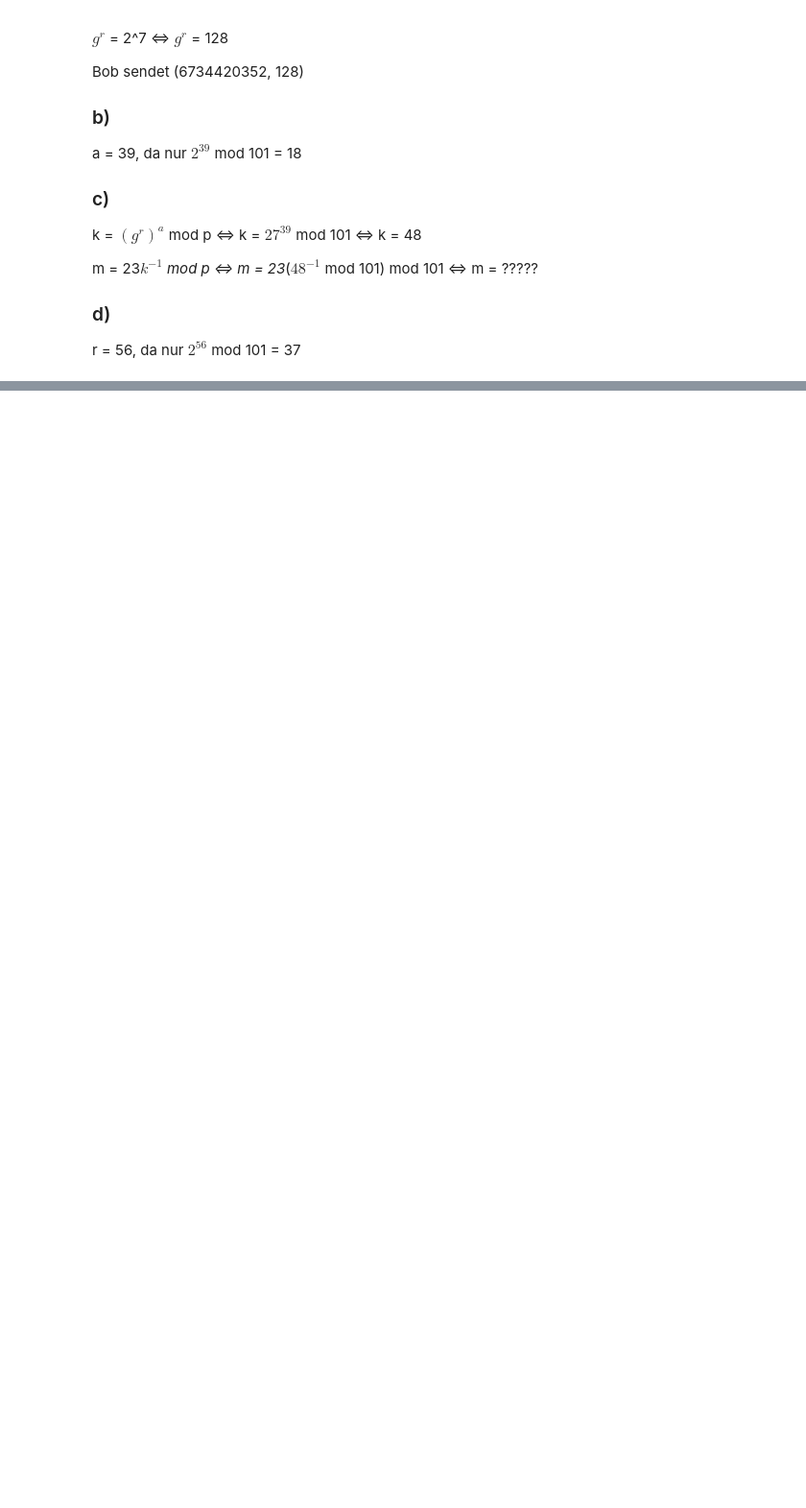
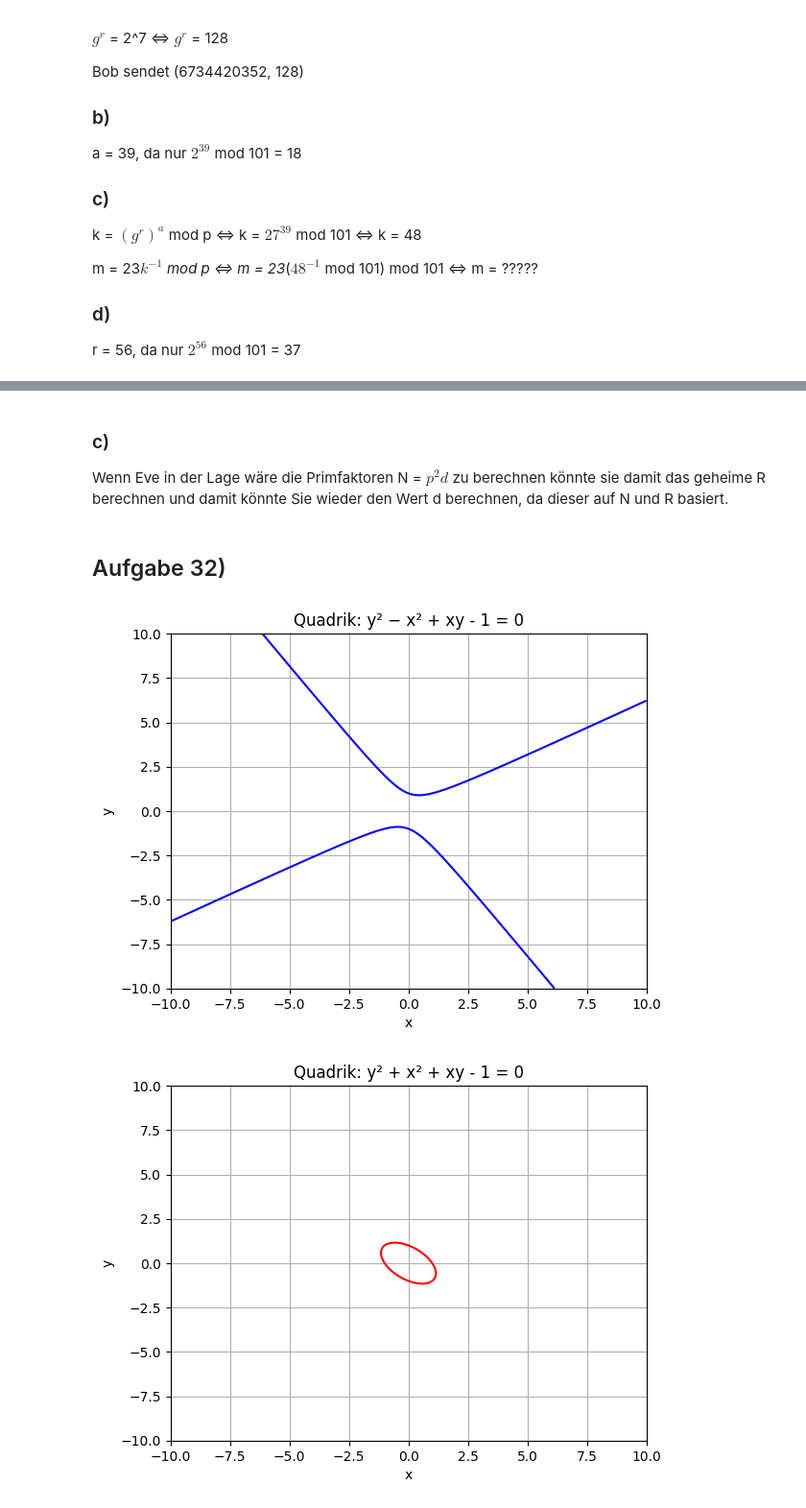
Before and after one commit to d3nnis2001/Kryptographie, a Jupyter notebook: 8/fruehlemann_dschielke_b8.ipynb, the cells around one changed output, grey strips where cells are left out. Shown: that part at 96% size. Cells and saved outputs as stored; diff of their text form; code cells hidden in the pictures; blank space fills up the shorter version.

Commit message:
blatt 8 aufgabe 31 und 32

```diff
--- a/8/fruehlemann_dschielke_b8.ipynb
+++ b/8/fruehlemann_dschielke_b8.ipynb
@@ -33,0 +126,60 @@ r = 56, da nur $2^{56}$ mod 101 = 37
+# %% [markdown]
+### c)
+
+Wenn Eve in der Lage wäre die Primfaktoren N = $p^2d$ zu berechnen könnte sie damit das geheime R berechnen und damit könnte Sie wieder den Wert d berechnen, da dieser auf N und R basiert.
+# %% [markdown]
+## Aufgabe 32)
+# %%
+import numpy as np
+import matplotlib.pyplot as plt
+
+x = np.linspace(-10, 10, 400)
+y = np.linspace(-10, 10, 400)
+X, Y = np.meshgrid(x, y)
+Z = 1*Y**2 - 1*X**2 + X*Y -1
+
+plt.contour(X, Y, Z, levels=[0], colors='blue')
+plt.xlabel('x')
+plt.ylabel('y')
+plt.title('Quadrik: y² − x² + xy - 1 = 0')
+plt.grid(True)
+plt.show()
+
+x = np.linspace(-10, 10, 400)
+y = np.linspace(-10, 10, 400)
+X, Y = np.meshgrid(x, y)
+Z = 1*Y**2 + 1*X**2 + X*Y - 1
+
+plt.contour(X, Y, Z, levels=[0], colors='red')
+plt.xlabel('x')
+plt.ylabel('y')
+plt.title('Quadrik: y² + x² + xy - 1 = 0')
+plt.grid(True)
+plt.show()
+
+x = np.linspace(-10, 10, 400)
+y = np.linspace(-10, 10, 400)
+X, Y = np.meshgrid(x, y)
+Z = Y**2 - X**2 + X*Y
+
+plt.contour(X, Y, Z, levels=[0], colors='green')
+plt.xlabel('x')
+plt.ylabel('y')
+plt.title('Quadrik: y² − x² + xy = 0')
+plt.grid(True)
+plt.show()
+
+x = np.linspace(-10, 10, 400)
+y = np.linspace(-10, 10, 400)
+X, Y = np.meshgrid(x, y)
+Z = Y**2 - X - Y - 1
+
+plt.contour(X, Y, Z, levels=[0], colors='orange')
+plt.xlabel('x')
+plt.ylabel('y')
+plt.title('Quadrik: y² − x - y - 1 = 0')
+plt.grid(True)
+plt.show()
+# %% [output]
+[figure, added]
+[figure, added]
```
Also changed, not shown: parts of 6 cells of this notebook.
